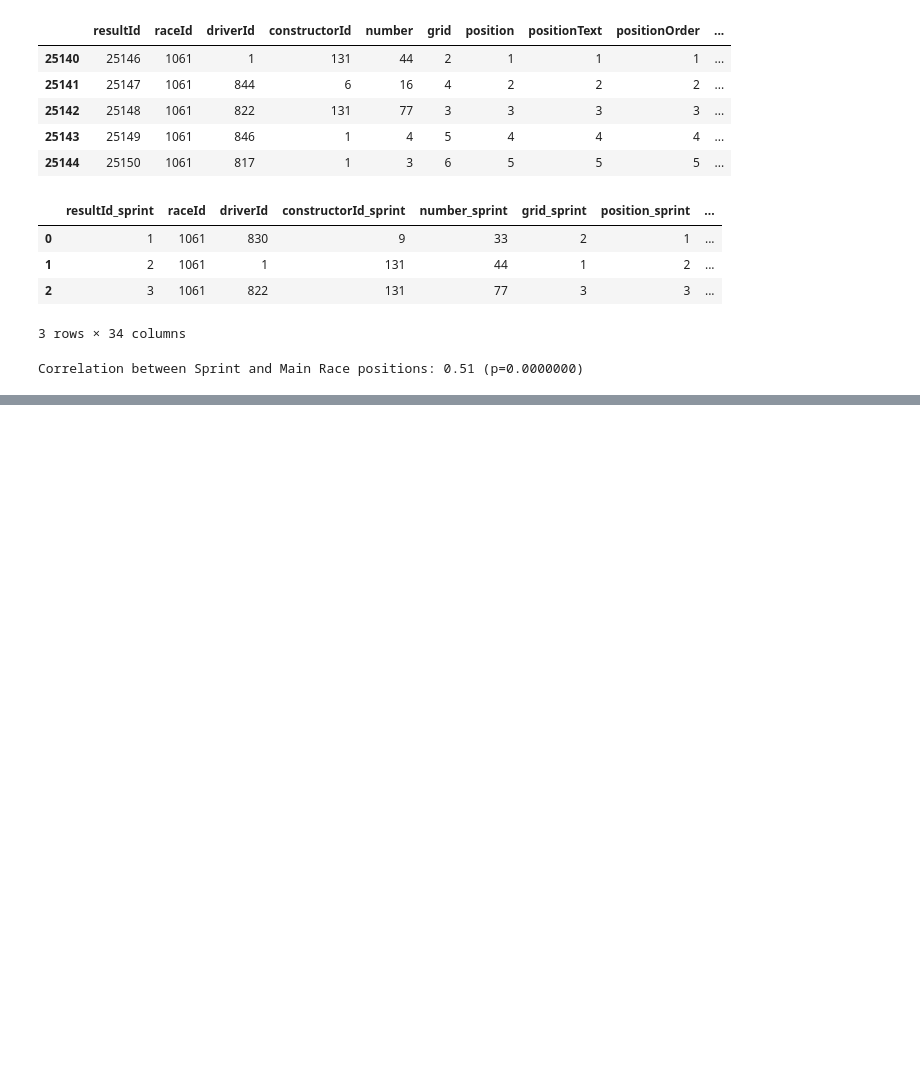
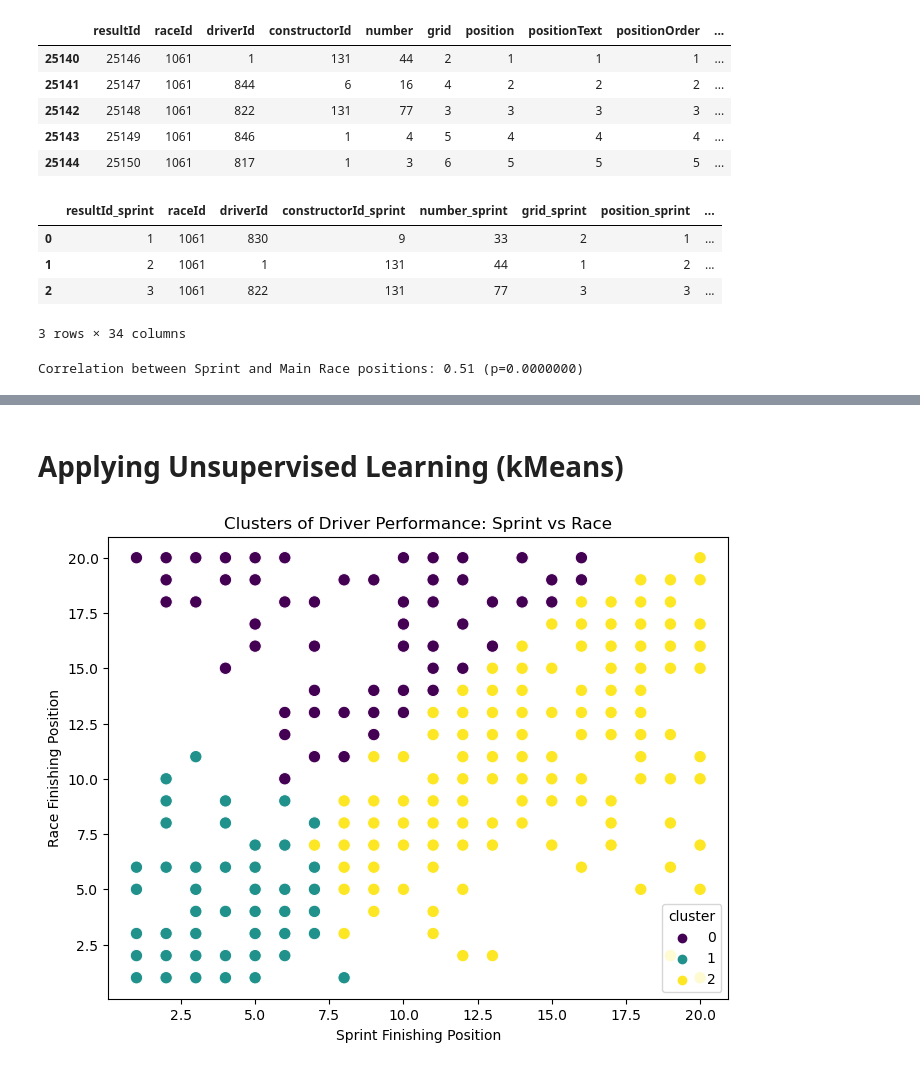
Before and after one commit to mahaejaz2699/Dissertation, a Jupyter notebook: data.ipynb, the cells around one changed output, grey strips where cells are left out. Drawn from its saved outputs; the diff is of its cells as text; code cells hidden in the pictures; blank space fills up the shorter version.

```diff
--- a/data.ipynb
+++ b/data.ipynb
@@ -1529,0 +1538,29 @@ plt.show()
+# %% [markdown]
+# Applying Unsupervised Learning (kMeans)
+# %%
+features = merged[['positionOrder_sprint','positionOrder_race','position_change','points_sprint']]
+# %%
+scaler = StandardScaler()
+X_scaled = scaler.fit_transform(features)
+# %%
+from sklearn.cluster import KMeans
+
+kmeans = KMeans(n_clusters=3, random_state=42)
+merged['cluster'] = kmeans.fit_predict(X_scaled)
+# %%
+plt.figure(figsize=(8,6))
+sns.scatterplot(
+    x='positionOrder_sprint',
+    y='positionOrder_race',
+    hue='cluster',
+    data=merged,
+    palette = 'viridis',
+    s=80
+)
+
+plt.title('Clusters of Driver Performance: Sprint vs Race')
+plt.xlabel('Sprint Finishing Position')
+plt.ylabel('Race Finishing Position')
+plt.show()
+# %% [output]
+[figure, added]
```
Also changed, not shown: parts of 95 cells of this notebook.
